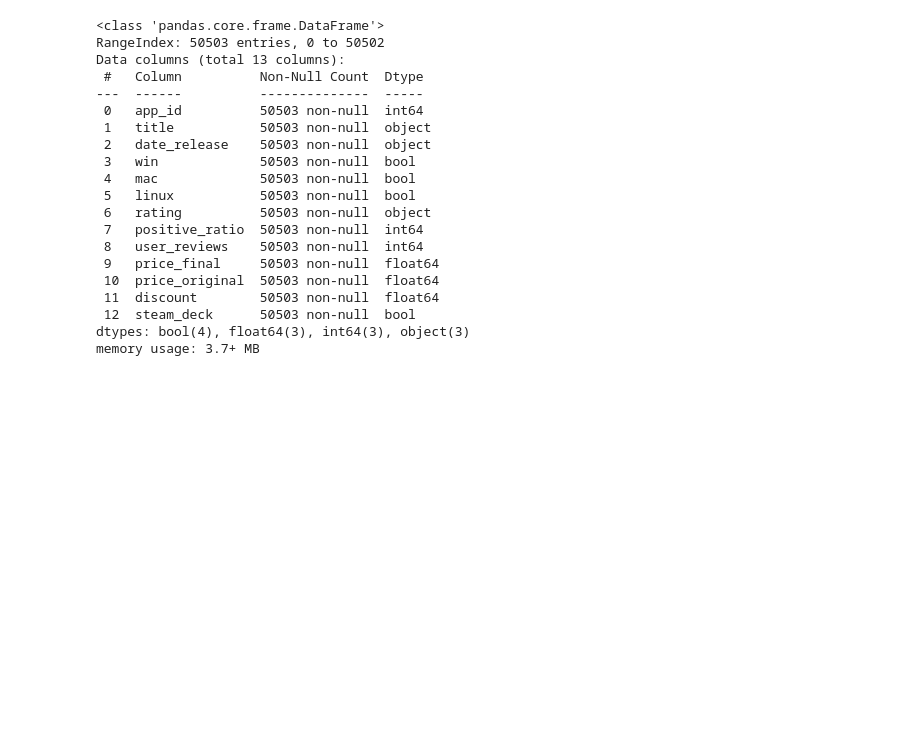
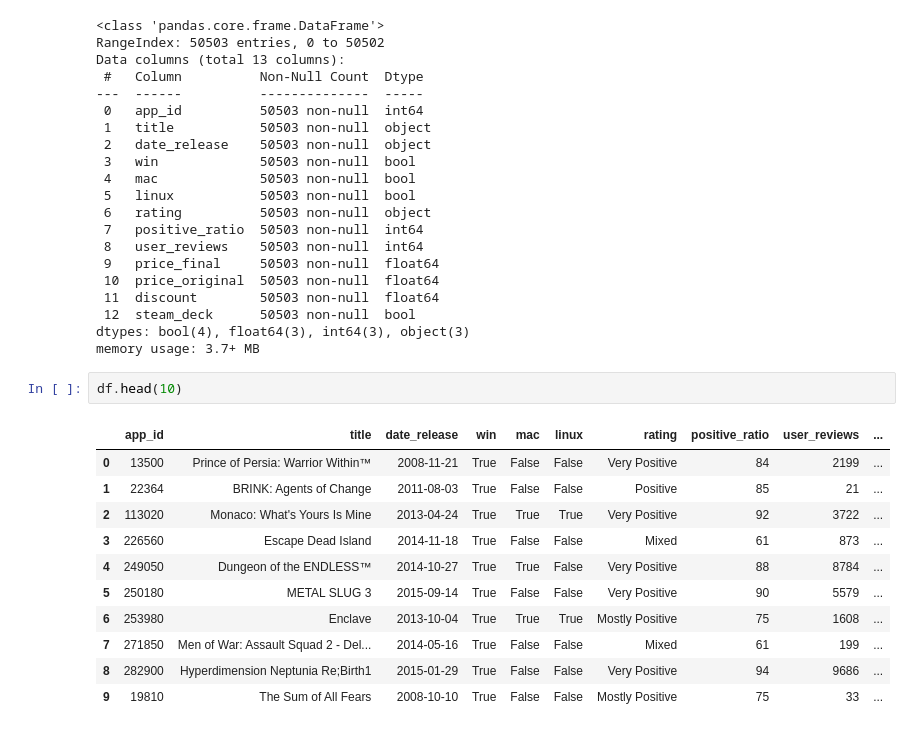
Before and after one commit to kaka5050/MBAN-6110, a Jupyter notebook: Project/sc.ipynb, the cells around one changed output. Saved outputs shown, nothing was run; the diff lists cells and outputs as text; blank space fills up the shorter version.

```diff
--- a/Project/sc.ipynb
+++ b/Project/sc.ipynb
@@ -34,3 +36,17 @@ Data columns (total 13 columns):
  12  steam_deck      50503 non-null  bool
 dtypes: bool(4), float64(3), int64(3), object(3)
 memory usage: 3.7+ MB
+# %%
+df.head(10)
+# %% [output]
+|  | app_id | title | date_release | win | mac | linux | rating | positive_ratio | user_reviews | ... |
+| 0 | 13500 | Prince of Persia: Warrior Within™ | 2008-11-21 | True | False | False | Very Positive | 84 | 2199 | ... |
+| 1 | 22364 | BRINK: Agents of Change | 2011-08-03 | True | False | False | Positive | 85 | 21 | ... |
+| 2 | 113020 | Monaco: What's Yours Is Mine | 2013-04-24 | True | True | True | Very Positive | 92 | 3722 | ... |
+| 3 | 226560 | Escape Dead Island | 2014-11-18 | True | False | False | Mixed | 61 | 873 | ... |
+| 4 | 249050 | Dungeon of the ENDLESS™ | 2014-10-27 | True | True | False | Very Positive | 88 | 8784 | ... |
+| 5 | 250180 | METAL SLUG 3 | 2015-09-14 | True | False | False | Very Positive | 90 | 5579 | ... |
+| 6 | 253980 | Enclave | 2013-10-04 | True | True | True | Mostly Positive | 75 | 1608 | ... |
+| 7 | 271850 | Men of War: Assault Squad 2 - Del... | 2014-05-16 | True | False | False | Mixed | 61 | 199 | ... |
+| 8 | 282900 | Hyperdimension Neptunia Re;Birth1 | 2015-01-29 | True | False | False | Very Positive | 94 | 9686 | ... |
+| 9 | 19810 | The Sum of All Fears | 2008-10-10 | True | False | False | Mostly Positive | 75 | 33 | ... |
```
Also changed, not shown: parts of 11 cells of this notebook, 1 other file.
